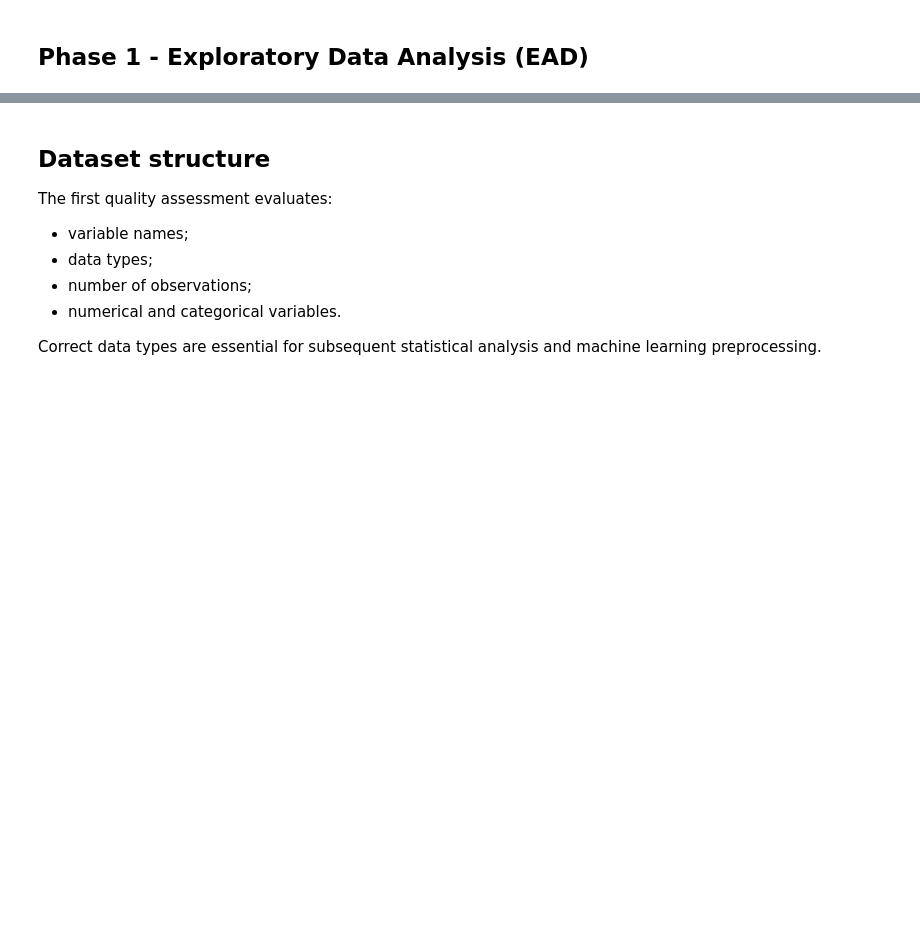
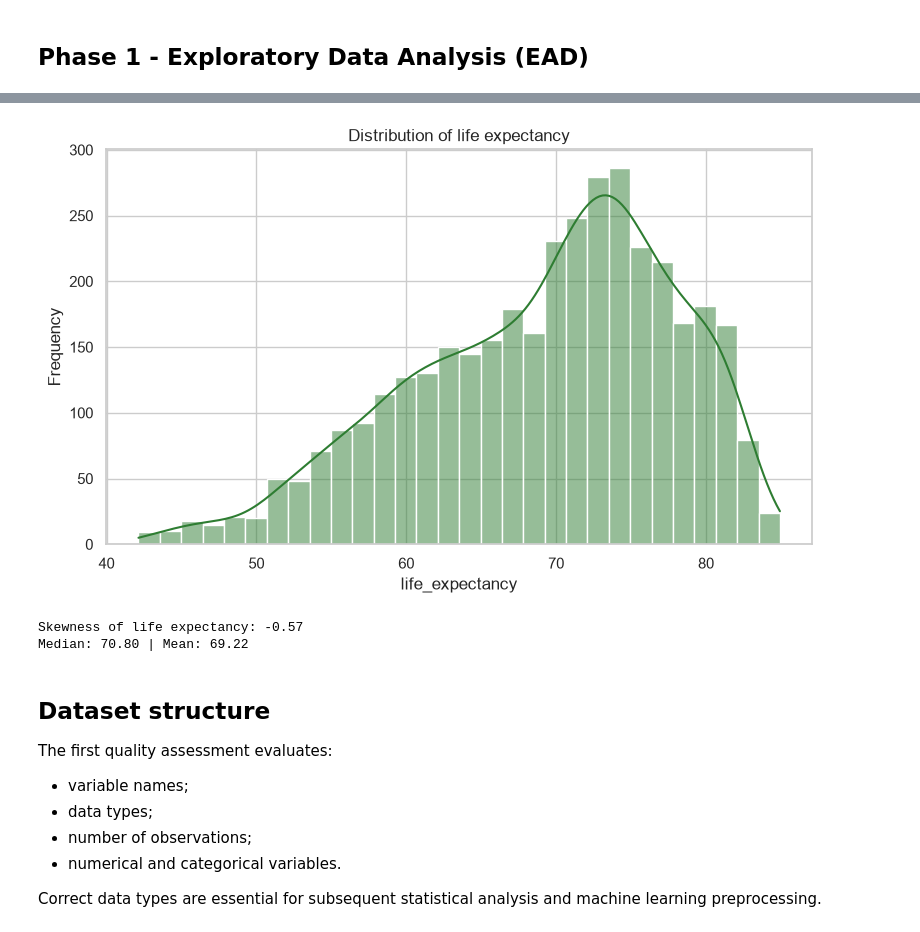
Before and after one commit to ananda-pires/who_life_expectancy_prediction, a Jupyter notebook: notebooks/life_expectancy.ipynb, the cells around one changed output, grey strips where cells are left out. Drawn from its saved outputs; the diff is of its cells as text; code cells hidden in the pictures; blank space fills up the shorter version.

```diff
--- a/notebooks/life_expectancy.ipynb
+++ b/notebooks/life_expectancy.ipynb
@@ -641,3 +627,25 @@ Loaded processed dataset: (6927, 18)
+# %%
+# Distribution of the target variable
+
+plot_histogram(
+    model_df["life_expectancy"],
+    "Distribution of life expectancy",
+    "04_life_expectancy_distribution.png"
+)
+
+
+print(
+    f"Skewness of life expectancy: {model_df['life_expectancy'].skew():.2f}"
+)
+
+print(
+    f"Median: {model_df['life_expectancy'].median():.2f} | "
+    f"Mean: {model_df['life_expectancy'].mean():.2f}"
+)
+# %% [output]
+[figure, added]
+Skewness of life expectancy: -0.57
+Median: 70.80 | Mean: 69.22
 # %% [markdown]
 ## Dataset structure
 
```
Also changed, not shown: parts of 39 cells of this notebook, 4 other files.
